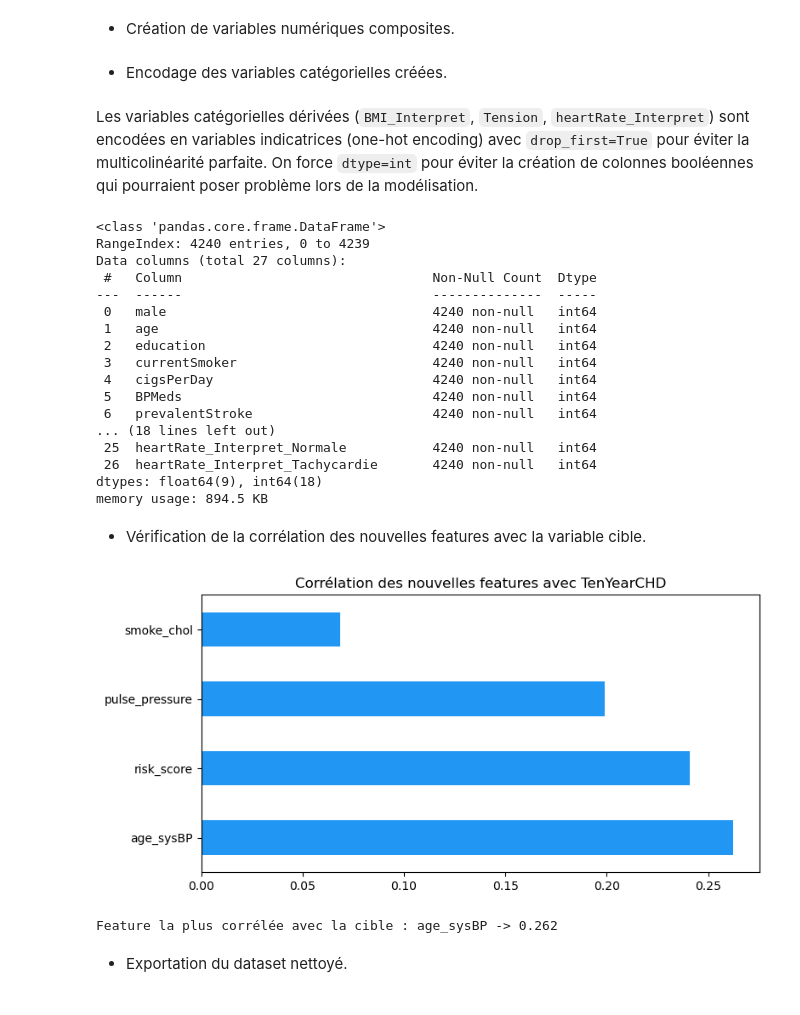
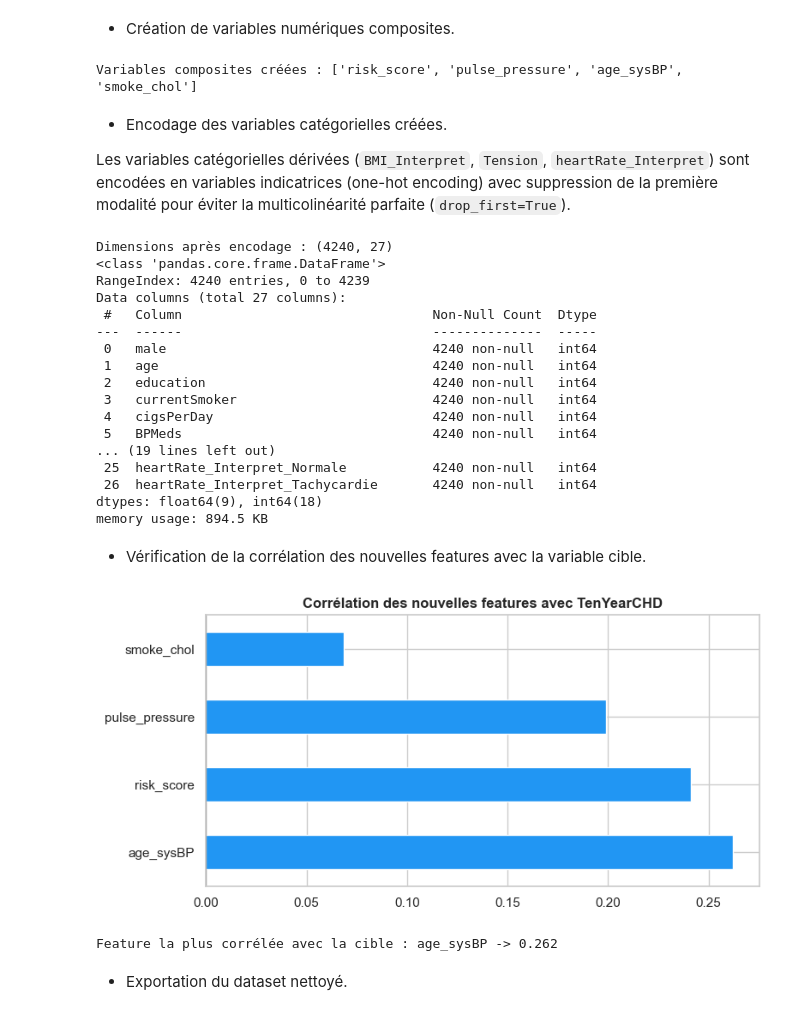
Before and after one commit to daril-dielh/Maladie-Coronarienne-10-ans, a Jupyter notebook: noteboooks/01_exploration_nettoyage.ipynb, the cells around one changed output. Drawn from its saved outputs; the diff is of its cells as text; code cells hidden in the pictures.

```diff
--- a/noteboooks/01_exploration_nettoyage.ipynb
+++ b/noteboooks/01_exploration_nettoyage.ipynb
@@ -9,6 +11,9 @@ import matplotlib.pyplot as plt
 import seaborn as sns
 import warnings
 warnings.filterwarnings("ignore")
+
+sns.set_theme(style="whitegrid")
+plt.rcParams["figure.dpi"] = 100
 # %% [markdown]
 * Chargement du dataset avec Pandas.
 # %%
@@ -269,10 +365,16 @@ df['age_sysBP'] = df['age'] * df['sysBP']
 
 # Interaction tabac x cholestérol
 df['smoke_chol'] = df['cigsPerDay'] * df['totChol']
+
+print("Variables composites créées :", ['risk_score', 'pulse_pressure', 'age_sysBP', 'smoke_chol'])
+# %% [output]
+Variables composites créées : ['risk_score', 'pulse_pressure', 'age_sysBP', 'smoke_chol']
-# %% [markdown]
-* Encodage des variables catégorielles créées.
 # %% [markdown]
-Les variables catégorielles dérivées (`BMI_Interpret`, `Tension`, `heartRate_Interpret`) sont encodées en variables indicatrices (one-hot encoding) avec `drop_first=True` pour éviter la multicolinéarité parfaite. On force `dtype=int` pour éviter la création de colonnes booléennes qui pourraient poser problème lors de la modélisation.
+* Encodage des variables catégorielles créées.
+
+Les variables catégorielles dérivées (`BMI_Interpret`, `Tension`, `heartRate_Interpret`)
+sont encodées en variables indicatrices (one-hot encoding) avec suppression de la première
+modalité pour éviter la multicolinéarité parfaite (`drop_first=True`).
 # %%
 df = pd.get_dummies(
     df,
@@ -281,8 +383,10 @@ df = pd.get_dummies(
     dtype=int
 )
 
+print(f"Dimensions après encodage : {df.shape}")
 df.info()
 # %% [output]
+Dimensions après encodage : (4240, 27)
 <class 'pandas.core.frame.DataFrame'>
 RangeIndex: 4240 entries, 0 to 4239
 Data columns (total 27 columns):
@@ -294,8 +398,7 @@ Data columns (total 27 columns):
  3   currentSmoker                         4240 non-null   int64
  4   cigsPerDay                            4240 non-null   int64
  5   BPMeds                                4240 non-null   int64
- 6   prevalentStroke                       4240 non-null   int64
-... (18 lines left out)
+... (19 lines left out)
  25  heartRate_Interpret_Normale           4240 non-null   int64
  26  heartRate_Interpret_Tachycardie       4240 non-null   int64
 dtypes: float64(9), int64(18)
@@ -304,18 +407,26 @@ memory usage: 894.5 KB
 * Vérification de la corrélation des nouvelles features avec la variable cible.
 # %%
 new_feats = ['risk_score', 'pulse_pressure', 'age_sysBP', 'smoke_chol']
-correlations = df[new_feats + ['TenYearCHD']].corr()['TenYearCHD'].drop('TenYearCHD').sort_values(ascending=False)
+correlations = (
+    df[new_feats + ['TenYearCHD']]
+    .corr()['TenYearCHD']
+    .drop('TenYearCHD')
+    .sort_values(ascending=False)
+)
 
 plt.figure(figsize=(8, 4))
-correlations.plot(kind='barh', color=['#2196F3' if x > 0 else '#f44336' for x in correlations])
+correlations.plot(kind='barh',
+                  color=['#2196F3' if x > 0 else '#f44336' for x in correlations],
+                  edgecolor="white")
 plt.axvline(0, color='black', linewidth=0.8)
-plt.title("Corrélation des nouvelles features avec TenYearCHD")
+plt.title("Corrélation des nouvelles features avec TenYearCHD", fontweight="bold")
 plt.tight_layout()
 plt.show()
 
-print("Feature la plus corrélée avec la cible :", correlations.idxmax(), "->", round(correlations.max(), 3))
+print("Feature la plus corrélée avec la cible :",
+      correlations.idxmax(), "->", round(correlations.max(), 3))
 # %% [output]
-[figure, old version]
+[figure, new version]
 Feature la plus corrélée avec la cible : age_sysBP -> 0.262
 # %% [markdown]
 * Exportation du dataset nettoyé.
```
Also changed, not shown: parts of 28 cells of this notebook, 12 other files.
